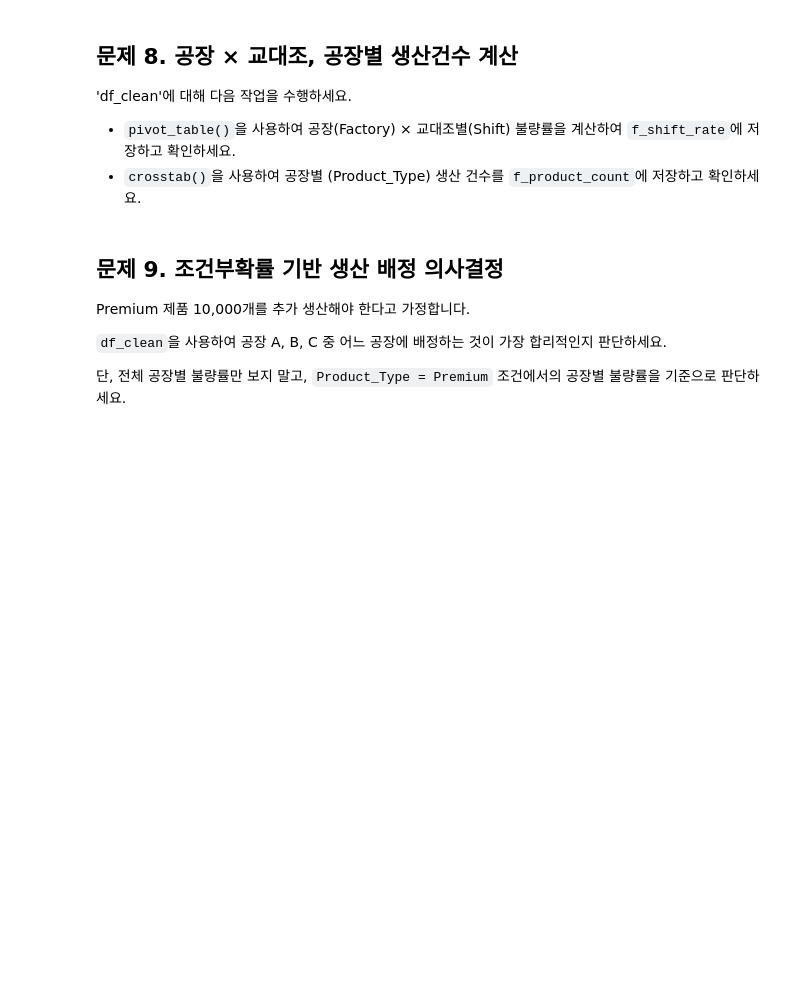
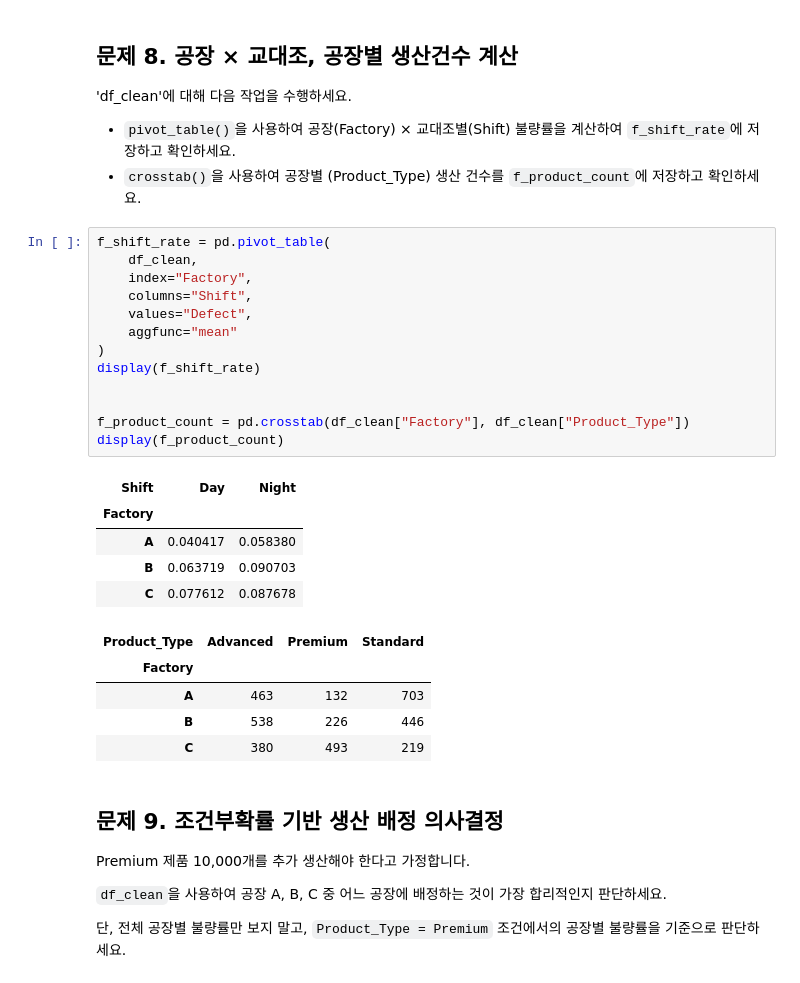
Before and after one commit to metamath1/py-dbhitek-5, a Jupyter notebook: 02.data-analysis/pandas/exercise/pandas_exercise.ipynb, the cells around one changed output. Cells and saved outputs as stored; diff of their text form; blank space fills up the shorter version.

```diff
--- a/02.data-analysis/pandas/exercise/pandas_exercise.ipynb
+++ b/02.data-analysis/pandas/exercise/pandas_exercise.ipynb
@@ -250,6 +283,30 @@ upper bound: 32.55
 
 - `pivot_table()`을 사용하여 공장(Factory) × 교대조별(Shift) 불량률을 계산하여 `f_shift_rate`에 저장하고 확인하세요.
 - `crosstab()`을 사용하여 공장별 (Product_Type) 생산 건수를 `f_product_count`에 저장하고 확인하세요.
+# %%
+f_shift_rate = pd.pivot_table(
+    df_clean,
+    index="Factory",
+    columns="Shift",
+    values="Defect",
+    aggfunc="mean"
+)
+display(f_shift_rate)
+
+
+f_product_count = pd.crosstab(df_clean["Factory"], df_clean["Product_Type"])
+display(f_product_count)
+# %% [output]
+| Shift | Day | Night |
+| Factory |  |  |
+| A | 0.040417 | 0.058380 |
+| B | 0.063719 | 0.090703 |
+| C | 0.077612 | 0.087678 |
+| Product_Type | Advanced | Premium | Standard |
+| Factory |  |  |  |
+| A | 463 | 132 | 703 |
+| B | 538 | 226 | 446 |
+| C | 380 | 493 | 219 |
 # %% [markdown]
 ## 문제 9. 조건부확률 기반 생산 배정 의사결정
 
```
Also changed, not shown: parts of 2 cells of this notebook.
